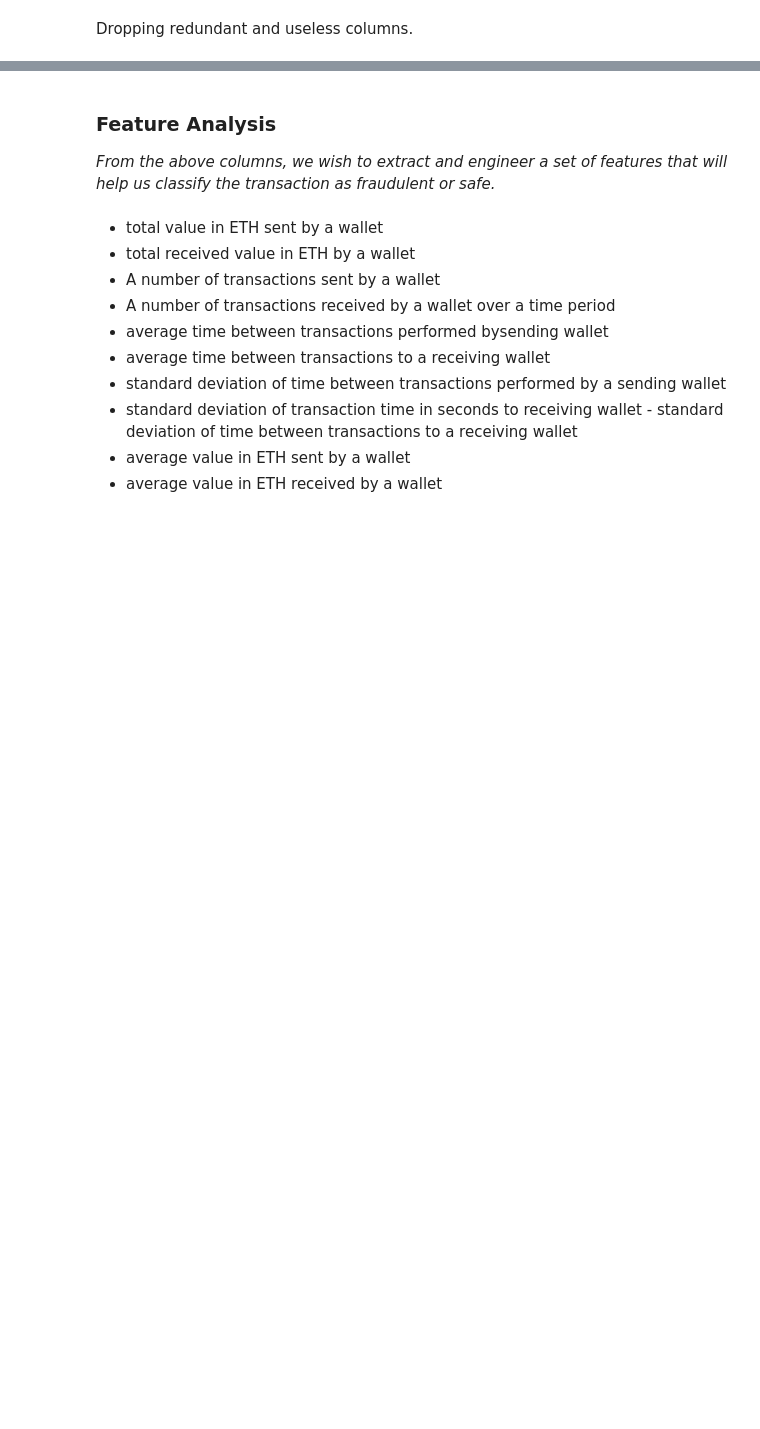
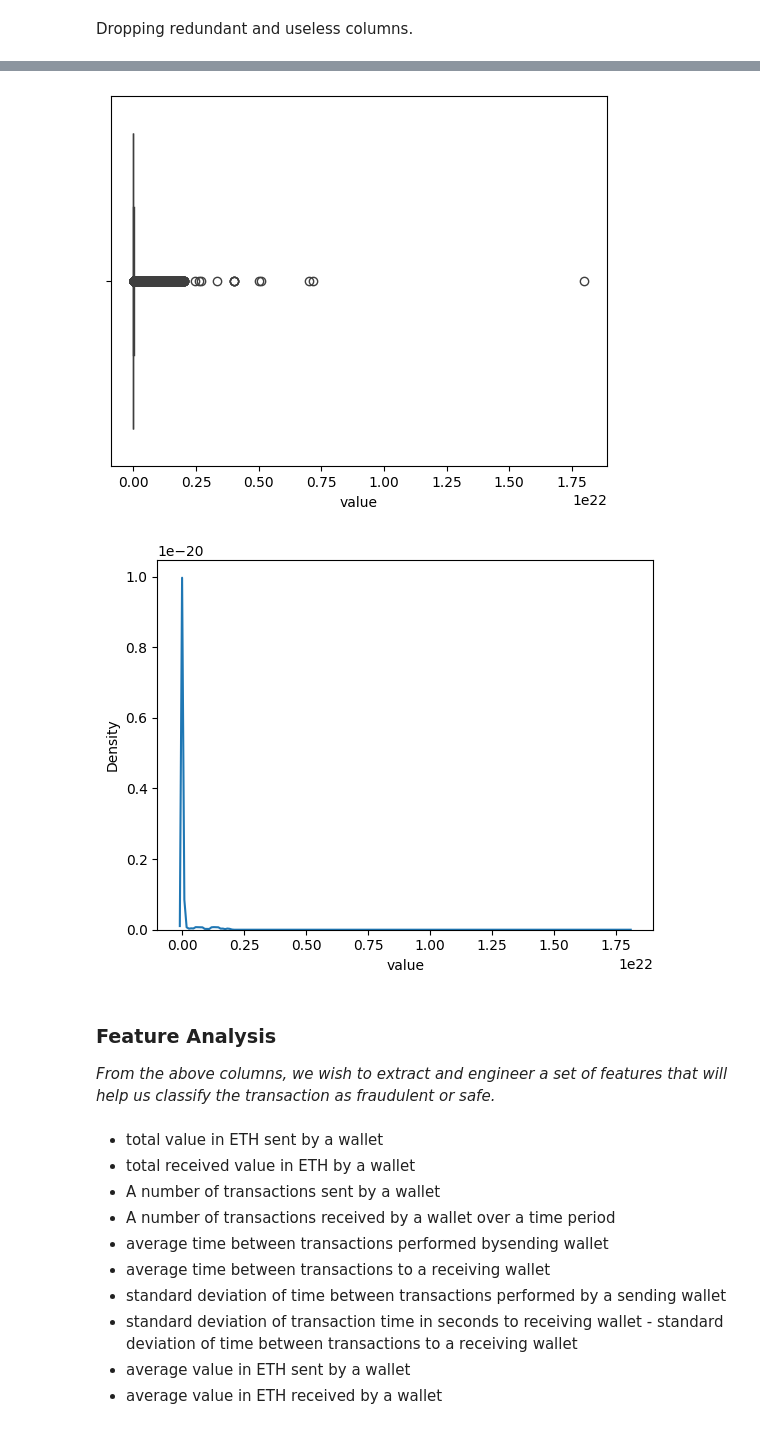
Before and after one commit to krypc-sharath2/EthAI, a Jupyter notebook: EthereumFraud.ipynb, the cells around one changed output, grey strips where cells are left out. Saved outputs shown, nothing was run; the diff lists cells and outputs as text; code cells hidden in the pictures; blank space fills up the shorter version.

```diff
--- a/EthereumFraud.ipynb
+++ b/EthereumFraud.ipynb
@@ -101,7 +102,7 @@ from sklearn import svm
 pd.set_option("display.max_columns",300)
 # %%
 # Load the dataset
-eth_ds = pd.read_csv('./Dataset/transaction_dataset.csv',index_col=0)
+eth_ds = pd.read_csv('./Dataset/transaction_stores_202403080113.csv',index_col=0)
 # %%
 eth_ds.info()
 # %% [output]
@@ -147,3 +159,12 @@ eth_ds[categories]
+# %%
+plt.show()
+sns.boxplot(x=eth_ds['value'])
+plt.show()
+sns.kdeplot(x=eth_ds['value'])
+plt.show()
+# %% [output]
+[figure, added]
+[figure, added]
 # %% [markdown]
 ### Feature Analysis
 <i>From the above columns, we wish to extract and engineer a set of features that will help us classify the transaction as fraudulent or safe.</i>
```
Also changed, not shown: parts of 60 cells of this notebook, 3 other files.
